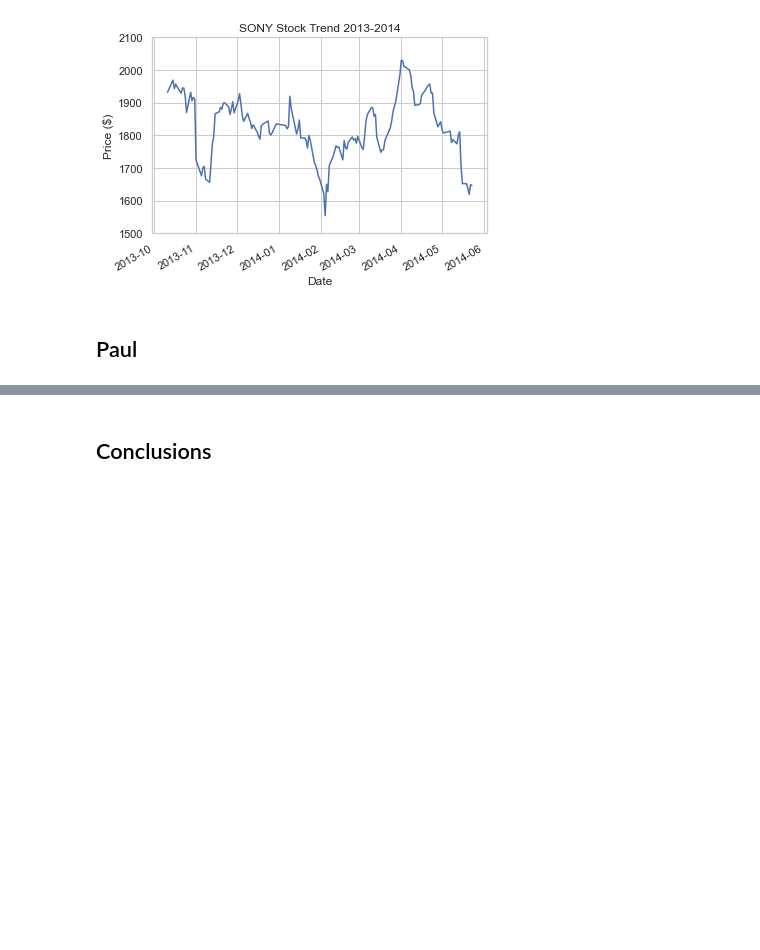
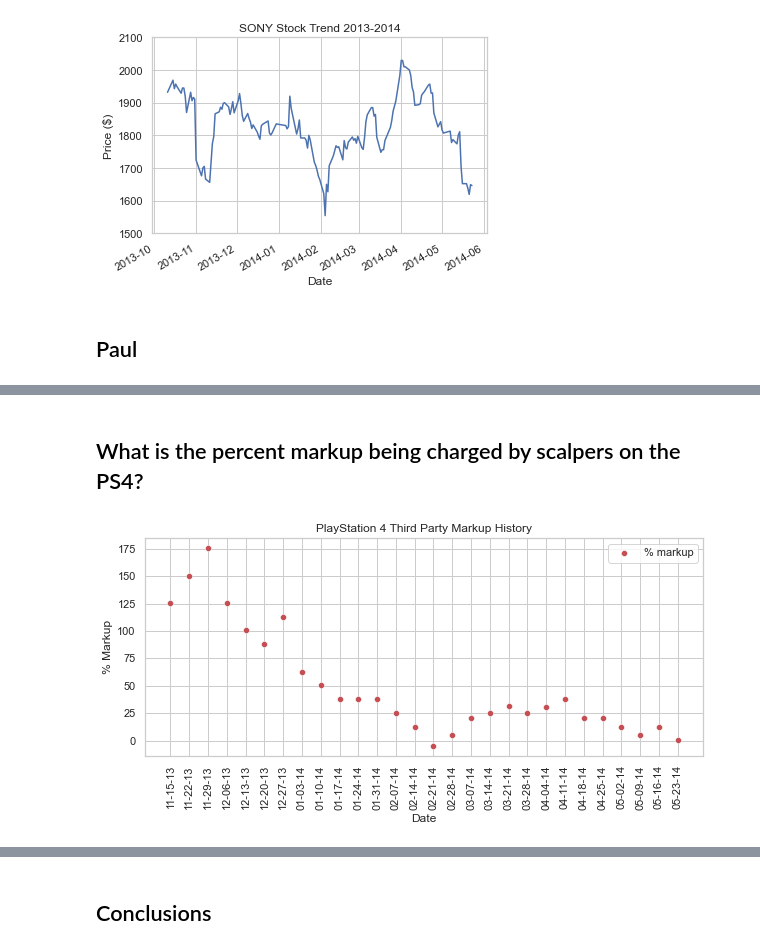
Before and after one commit to GravelBirthstone/Scalper-Project, a Jupyter notebook: final-notebook2.ipynb, the cells around one changed output, grey strips where cells are left out. Drawn from its saved outputs; the diff is of its cells as text; code cells hidden in the pictures; blank space fills up the shorter version.

```diff
--- a/final-notebook2.ipynb
+++ b/final-notebook2.ipynb
@@ -155,0 +191,18 @@ plt.show()
+# %% [markdown]
+##  What is the percent markup being charged by scalpers on the PS4?
+# %%
+fig, ax = plt.subplots(figsize=(10,4))
+sns.scatterplot(x = df_combo["date"].values,
+    y = df_combo["percent_markup"].values,
+    color = 'r',
+    ax = ax)
+
+ax.legend(['% markup'], facecolor='w')
+ax.set(xlabel="Date",ylabel="% Markup")
+plt.title("PlayStation 4 Third Party Markup History")
+plt.xticks(rotation='vertical')
+plt.grid(True)
+
+plt.show()
+# %% [output]
+[figure, added]
```
Also changed, not shown: parts of 20 cells of this notebook, 3 other files.
